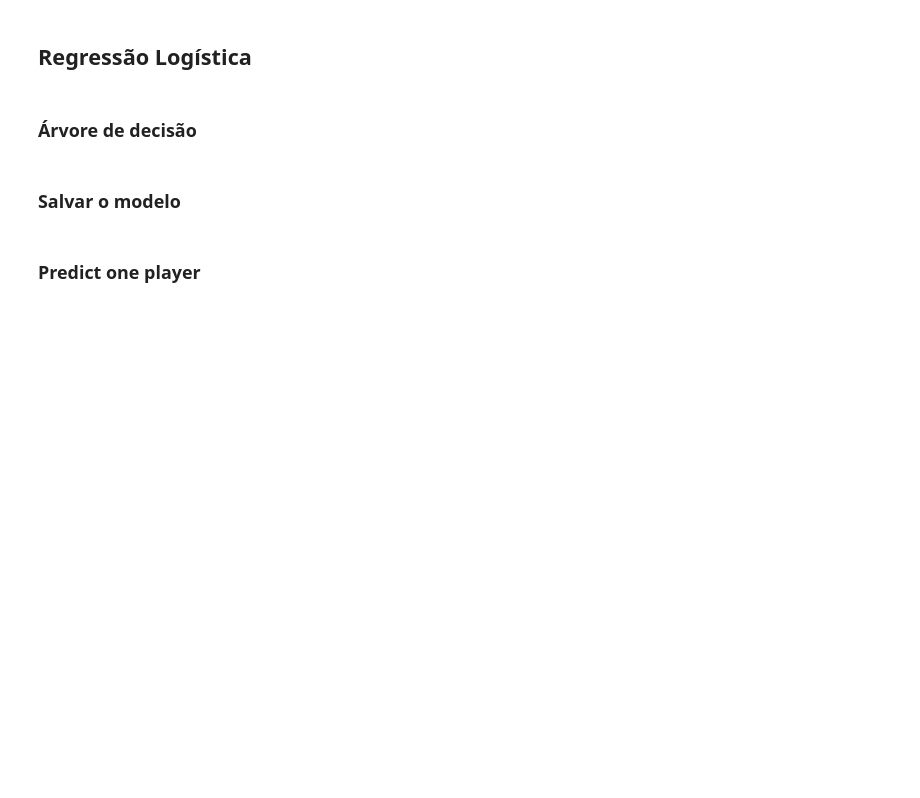
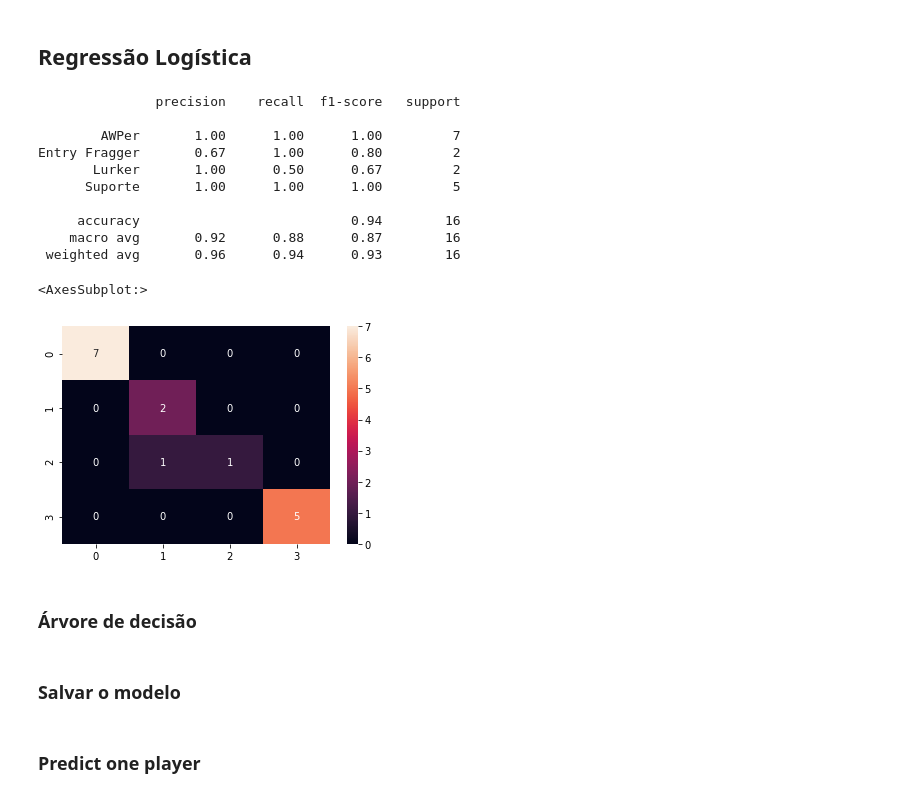
Before and after one commit to Murilobdo/DemoCSGO_API, a Jupyter notebook: Jupyter_Notebook/TCC_Notebook.ipynb, the cells around one changed output. Drawn from its saved outputs; the diff is of its cells as text; code cells hidden in the pictures; blank space fills up the shorter version.

```diff
--- a/Jupyter_Notebook/TCC_Notebook.ipynb
+++ b/Jupyter_Notebook/TCC_Notebook.ipynb
@@ -122,6 +122,6 @@ df
 # %% [markdown]
 ## Filtrando dados
 # %%
-roles = pd.read_csv("PlayersRoles180.csv")
-#roles = pd.read_csv("rolesTest.csv")
+#roles = pd.read_csv("PlayersRoles180.csv")
+roles = pd.read_csv("rolesTest.csv")
 roles.info()
@@ -149,6 +182,7 @@ playersRolesDF.head()
 playersRolesDF.drop(['ID', 'Name', 'TeamName', 'WalkQuantityAsCT', 'DistanceTraveledAsCT'], axis=1, inplace=True)
 # %%
 #dataFrame = playersRolesDF.drop('Role', axis=1)
-dataframe = playersRolesDF.round(decimals=2)
+df = playersRolesDF.round(decimals=2)
 #dataframe.to_csv('playersRolesDF3.csv')
-dataframe
+dataFrame = pd.DataFrame(df)
+dataFrame
@@ -168,16 +216,29 @@ import pickle
 %matplotlib inline
 # %%
 score = 0
-while (score <= 0.6):
+while (score <= 0.9):
     X_train, X_test, y_train, y_test = train_test_split(dataFrame.drop('Role', axis=1), dataFrame['Role'])
     model = LogisticRegression(multi_class='multinomial', max_iter=10000000000000)
     model.fit(X_train, y_train)
     predictions = model.predict(X_test)
     score = model.score(X_test, y_test)
     clear_output(wait=True)
 
 print(classification_report(y_test, predictions))
 sns.heatmap(confusion_matrix(y_test, predictions), annot=True)
+# %% [output]
+               precision    recall  f1-score   support
+
+        AWPer       1.00      1.00      1.00         7
+Entry Fragger       0.67      1.00      0.80         2
+       Lurker       1.00      0.50      0.67         2
+      Suporte       1.00      1.00      1.00         5
+
+     accuracy                           0.94        16
+    macro avg       0.92      0.88      0.87        16
+ weighted avg       0.96      0.94      0.93        16
+<AxesSubplot:>
+[figure, added]
 # %% [markdown]
 ### Árvore de decisão
 # %%
```
Also changed, not shown: parts of 6 cells of this notebook, 8 other files.
